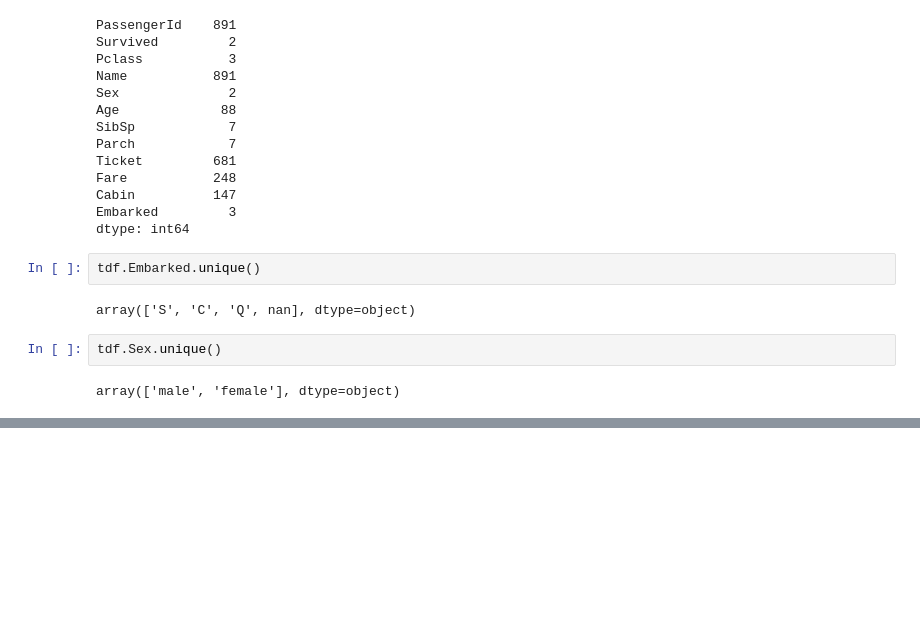
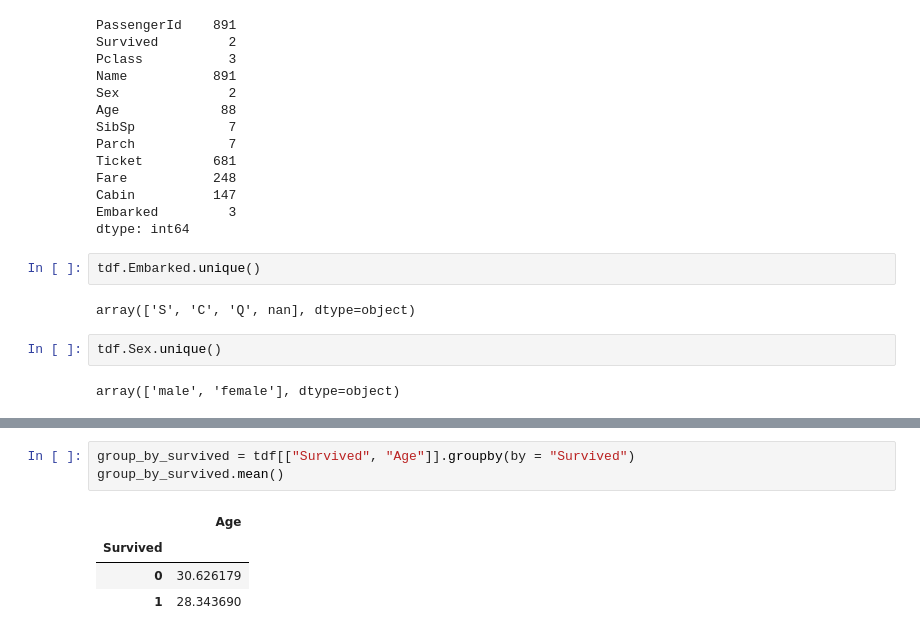
Before and after one commit to KondaSamyam/Vrit-DataScience, a Jupyter notebook: Pandas/Data-Exploration.ipynb, the cells around one changed output, grey strips where cells are left out. Saved outputs shown, nothing was run; the diff lists cells and outputs as text; blank space fills up the shorter version.

```diff
--- a/Pandas/Data-Exploration.ipynb
+++ b/Pandas/Data-Exploration.ipynb
@@ -216,0 +269,8 @@ array(['male', 'female'], dtype=object)
+# %%
+group_by_survived = tdf[["Survived", "Age"]].groupby(by = "Survived")
+group_by_survived.mean()
+# %% [output]
+|  | Age |
+| Survived |  |
+| 0 | 30.626179 |
+| 1 | 28.343690 |
```
Also changed, not shown: parts of 18 cells of this notebook, 2 other files.
